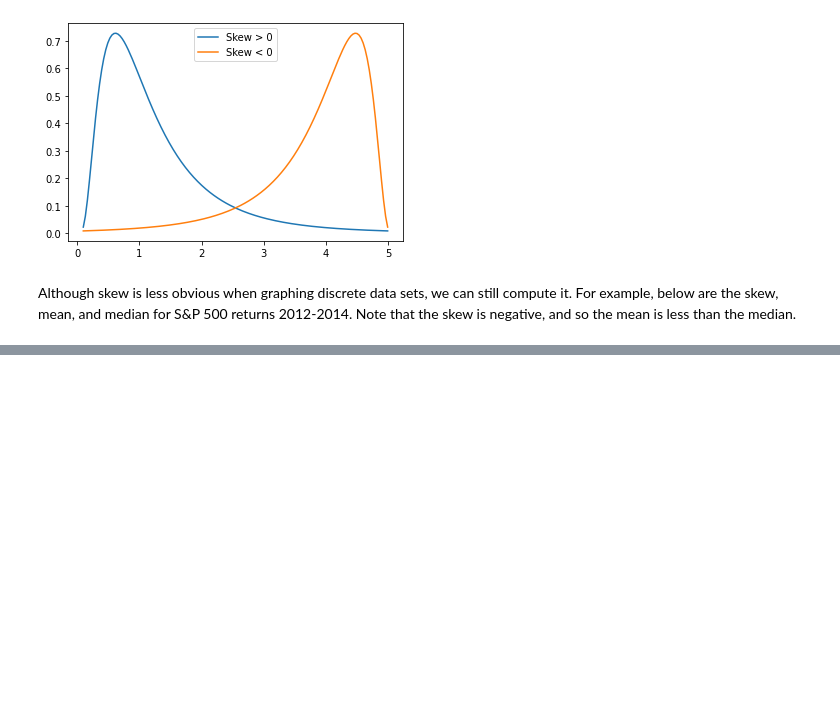
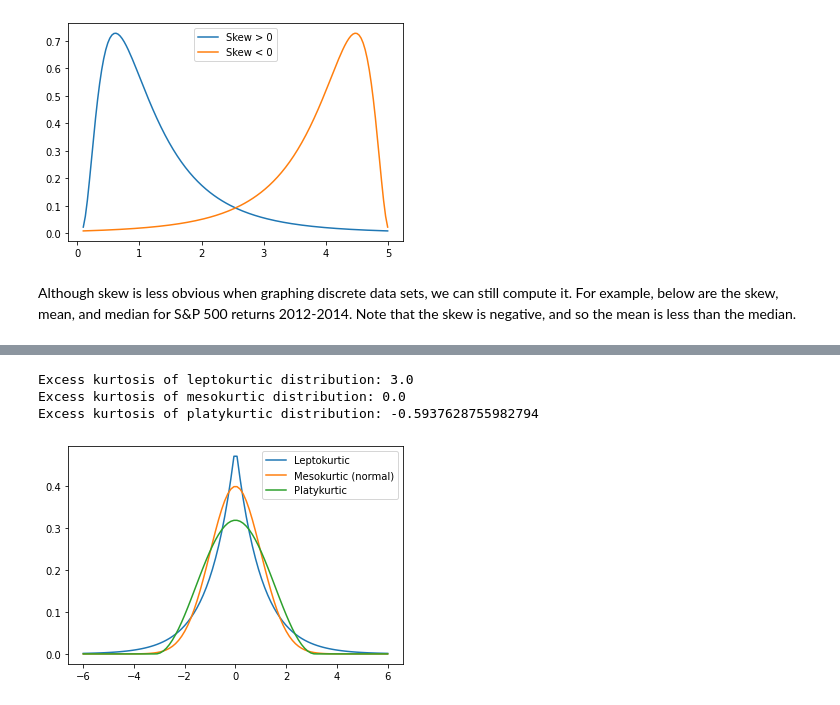
Before and after one commit to rohitnikam1/Basic-Financial-Analysis, a Jupyter notebook: 3_Statistical_Moments.ipynb, the cells around one changed output, grey strips where cells are left out. Drawn from its saved outputs; the diff is of its cells as text; code cells hidden in the pictures; blank space fills up the shorter version.

```diff
--- a/3_Statistical_Moments.ipynb
+++ b/3_Statistical_Moments.ipynb
@@ -11,8 +32,8 @@ Sometimes mean and variance are not enough to describe a distribution. When we c
 The plot below shows that it is symmetric.
 # %%
 x = np.linspace(-6,6,100)
-y = stats.norm.pdf(x)
-plt.plot(x,y);
+normal = stats.norm.pdf(x)
+plt.plot(x,normal);
 # %% [output]
 [figure]
 # %% [markdown]
@@ -38,0 +82,14 @@ Although skew is less obvious when graphing discrete data sets, we can still com
+# %%
+# Plot some example distributions
+plt.plot(x,stats.laplace.pdf(x), label='Leptokurtic')
+print('Excess kurtosis of leptokurtic distribution:', stats.laplace.stats(moments='k'))
+plt.plot(x, normal, label='Mesokurtic (normal)')
+print(f'Excess kurtosis of mesokurtic distribution:', stats.norm.stats(moments='k'))
+plt.plot(x,stats.cosine.pdf(x), label='Platykurtic')
+print(f'Excess kurtosis of platykurtic distribution:', stats.cosine.stats(moments='k'))
+plt.legend();
+# %% [output]
+Excess kurtosis of leptokurtic distribution: 3.0
+Excess kurtosis of mesokurtic distribution: 0.0
+Excess kurtosis of platykurtic distribution: -0.5937628755982794
+[figure, added]
```
Also changed, not shown: parts of 18 cells of this notebook.
